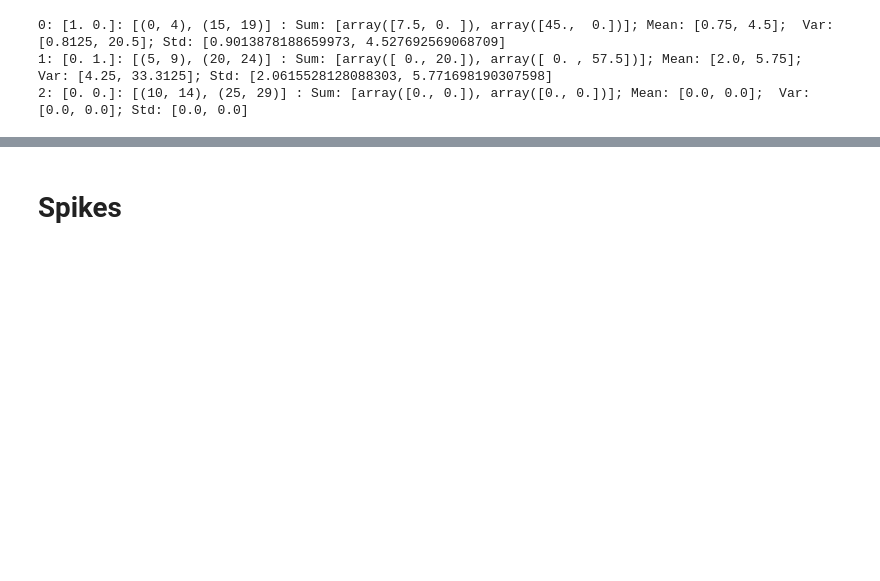
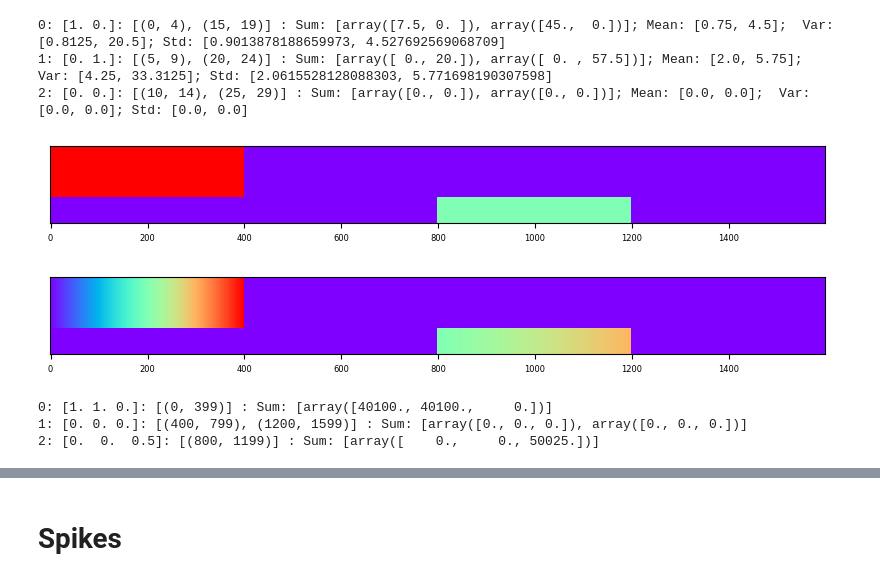
Before and after one commit to einnovator/spikeml, a Jupyter notebook: nb/test_signal.ipynb, the cells around one changed output, grey strips where cells are left out. Drawn from its saved outputs; the diff is of its cells as text; code cells hidden in the pictures; blank space fills up the shorter version.

```diff
--- a/nb/test_signal.ipynb
+++ b/nb/test_signal.ipynb
@@ -195,6 +192,31 @@ test_stats_per_input2()
 0: [1. 0.]: [(0, 4), (15, 19)] : Sum: [array([7.5, 0. ]), array([45.,  0.])]; Mean: [0.75, 4.5];  Var: [0.8125, 20.5]; Std: [0.9013878188659973, 4.527692569068709]
 1: [0. 1.]: [(5, 9), (20, 24)] : Sum: [array([ 0., 20.]), array([ 0. , 57.5])]; Mean: [2.0, 5.75];  Var: [4.25, 33.3125]; Std: [2.0615528128088303, 5.771698190307598]
 2: [0. 0.]: [(10, 14), (25, 29)] : Sum: [array([0., 0.]), array([0., 0.])]; Mean: [0.0, 0.0];  Var: [0.0, 0.0]; Std: [0.0, 0.0]
+# %%
+def test_stats_per_input3():
+    s0 = np.array([1, 1, 0])
+    ss = signal_pulse(3, T=400, L=1, s=[s0,-1,2,-1], value=.5)
+    plot_xt(ss)
+    data = make_data(ss)
+    plot_xt(data, vmin=data.min(), vmax=data.max())
+    def f(a):
+        #print(a)
+        return a.sum()
+
+    ref, ranges, sum_ = stats_per_input(data, ss, f=f, aggregate=False)
+    _, _, sum_ = sum_per_input(data, ss, aggregate=False)
+
+    for i in range(0, ref.shape[0]):
+        print(f'{i}: {ref[i]}: {ranges[i]} : Sum: {sum_[i]}')
+
+
+test_stats_per_input3()
+# %% [output]
+[figure, added]
+[figure, added]
+0: [1. 1. 0.]: [(0, 399)] : Sum: [array([40100., 40100.,     0.])]
+1: [0. 0. 0.]: [(400, 799), (1200, 1599)] : Sum: [array([0., 0., 0.]), array([0., 0., 0.])]
+2: [0.  0.  0.5]: [(800, 1199)] : Sum: [array([    0.,     0., 50025.])]
 # %%
 def test_corr_per_input():
     ss = signal_pulse(2, T=5, L=2, s=[0,1,-1], value=1)
```
Also changed, not shown: parts of 3 cells of this notebook, 9 other files.
